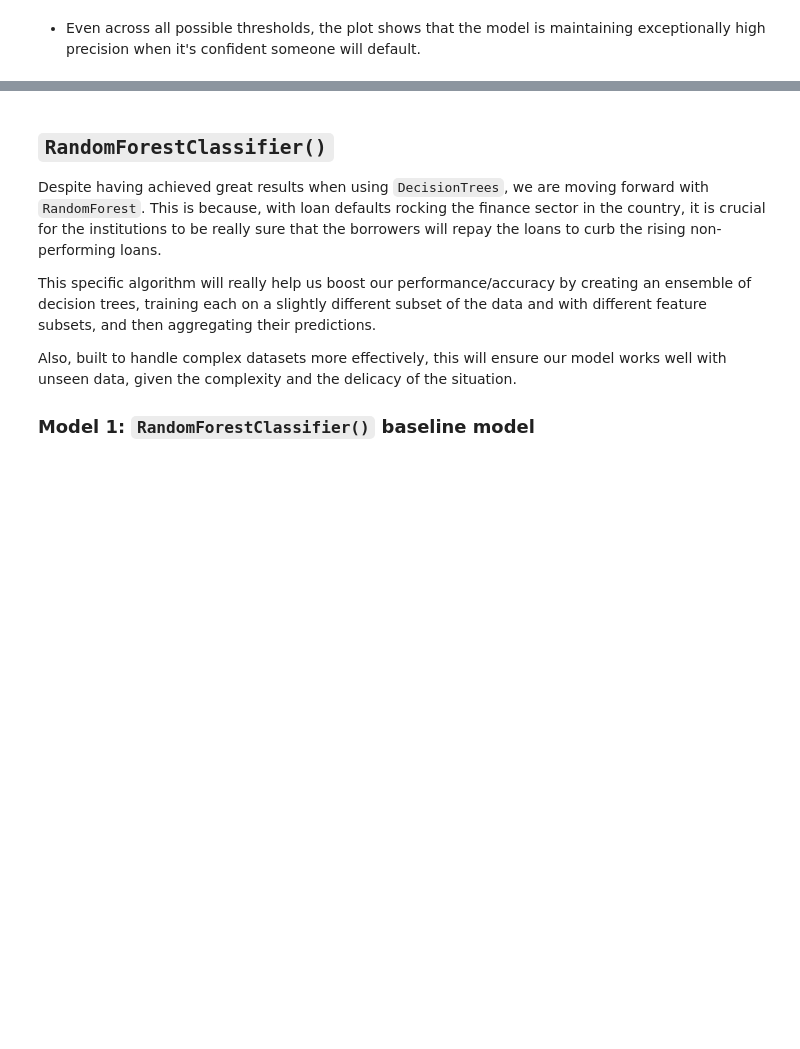
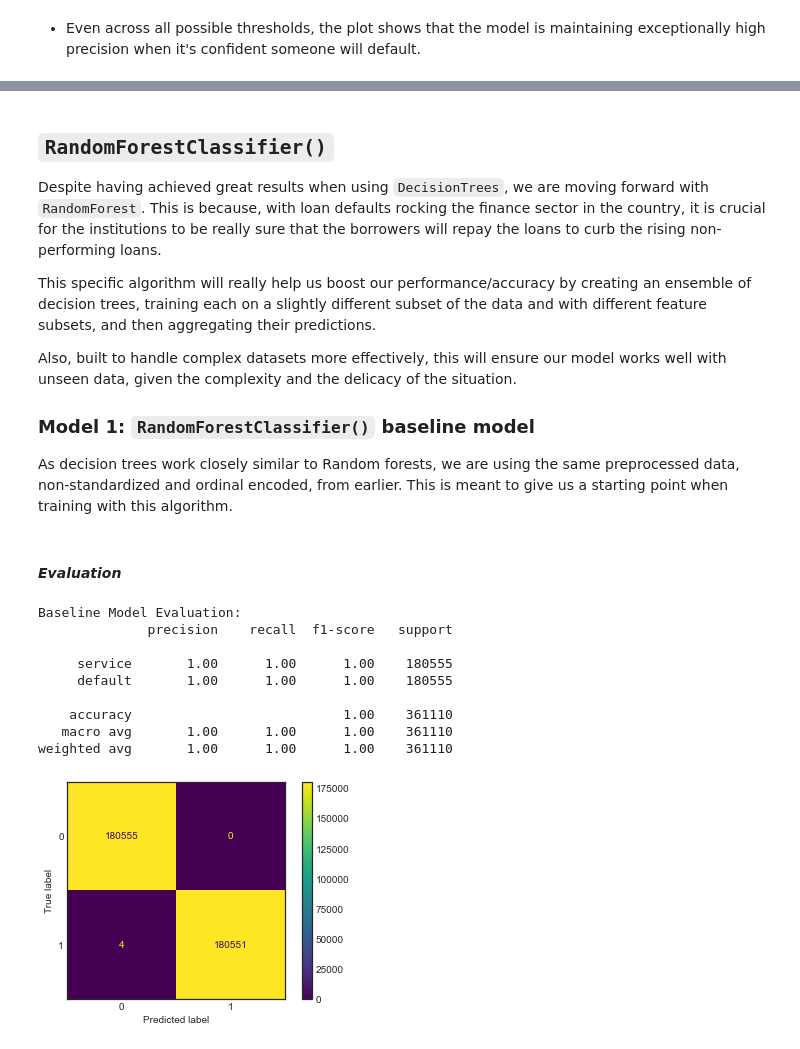
Before and after one commit to Assesa44/Who-Will-Default-, a Jupyter notebook: Notebooks/03_modeling_decisiontree_randomforest.ipynb, the cells around one changed output, grey strips where cells are left out. Cells and saved outputs as stored; diff of their text form; code cells hidden in the pictures; blank space fills up the shorter version.

```diff
--- a/Notebooks/03_modeling_decisiontree_randomforest.ipynb
+++ b/Notebooks/03_modeling_decisiontree_randomforest.ipynb
@@ -415,3 +433,36 @@ This specific algorithm will really help us boost our performance/accuracy by cr
 Also, built to handle complex datasets more effectively, this will ensure our model works well with unseen data, given the complexity and the delicacy of the situation.
 
 ### **Model 1: `RandomForestClassifier()` baseline model**
+As decision trees work closely similar to Random forests, we are using the same preprocessed data, non-standardized and ordinal encoded, from earlier. This is meant to give us a starting point when training with this algorithm.
+# %%
+# Prepara data for training
+X_rf = X_train_resampled.copy()
+y_rf = y_train_resampled.copy()
+
+# Train and fit the 'added parameters' model
+rf = RandomForestClassifier(random_state= 42).fit(X_rf, y_rf)
+
+# Predict y
+y_pred = rf.predict(X_rf)
+# %% [markdown]
+#### *Evaluation*
+# %%
+# Print model evaluation
+print('Baseline Model Evaluation:')
+print(classification_report(y_rf, y_pred, target_names= class_label))
+
+conf_matrix = confusion_matrix(y_rf, y_pred)
+plt.style.use('seaborn-white')
+disp = ConfusionMatrixDisplay(conf_matrix, display_labels= class_label)
+disp.plot();
+# %% [output]
+Baseline Model Evaluation:
+              precision    recall  f1-score   support
+
+     service       1.00      1.00      1.00    180555
+     default       1.00      1.00      1.00    180555
+
+    accuracy                           1.00    361110
+   macro avg       1.00      1.00      1.00    361110
+weighted avg       1.00      1.00      1.00    361110
+[figure, added]
```
Also changed, not shown: parts of 16 cells of this notebook.
